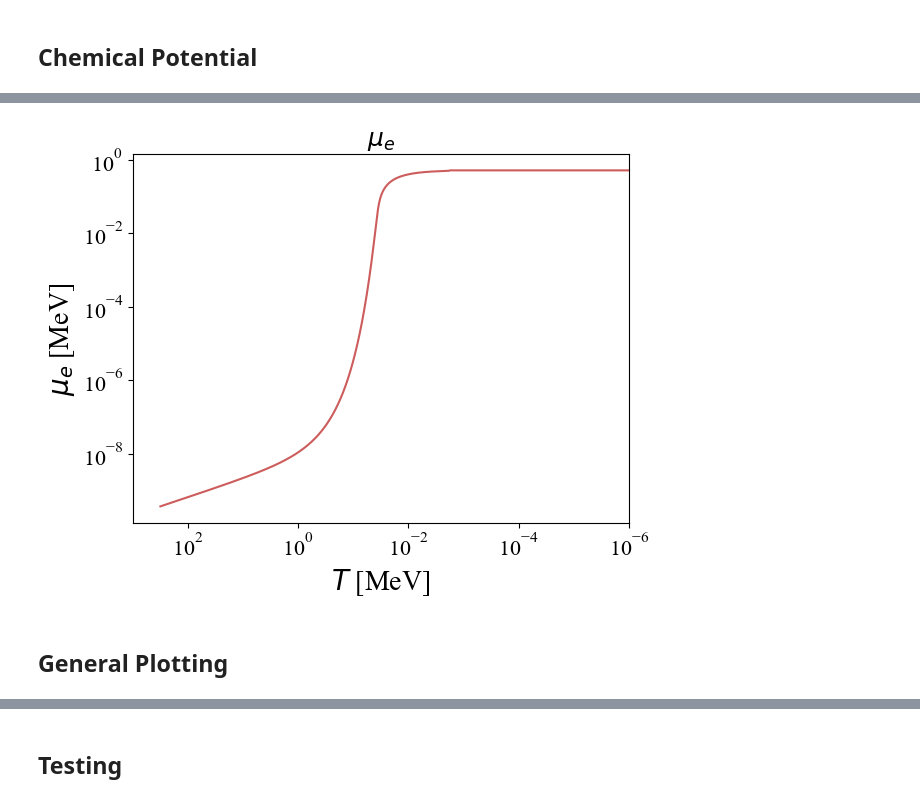
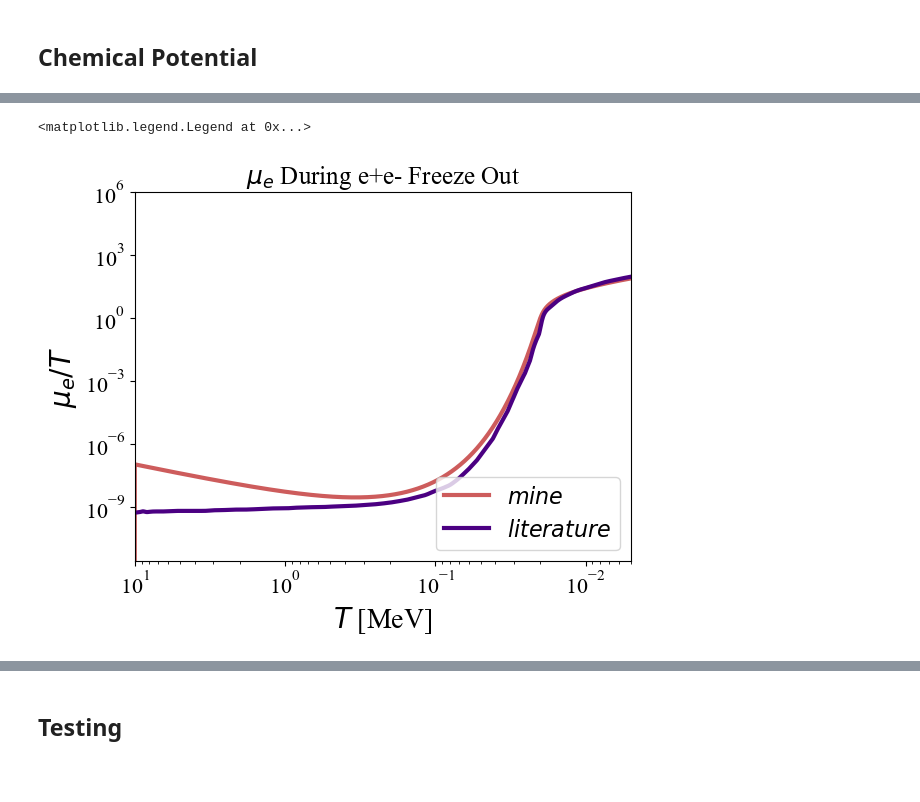
Before and after one commit to ellailes/irreducible-mcp, a Jupyter notebook: electron_chemical_potential.ipynb, the cells around one changed output, grey strips where cells are left out. Saved outputs shown, nothing was run; the diff lists cells and outputs as text; code cells hidden in the pictures; blank space fills up the shorter version.

```diff
--- a/electron_chemical_potential.ipynb
+++ b/electron_chemical_potential.ipynb
@@ -158,15 +173,17 @@ u_e = interp1d(Tlist, ufull_list)
 # %%
-Tlist = np.logspace(2.5,-2,num=1000)
 f, ax = plt.subplots()
-ax.loglog(Tlist,np.array([mu_e_version2(i) for i in Tlist]),label = 'Assuming $n_e = n_b$',color = 'indianred')
-ax.loglog(Tlist,np.array([mu_e_nonrelative(i) for i in Tlist]),label = 'Using $n_b/n\gamma$',color ='olivedrab')
-ax.set_ylabel(r'$\mu_e$ [MeV]', fontsize=20)
+
+ax.loglog(Tlist,np.array([u_e(i)/i for i in Tlist]),lw=3,c='indianred',alpha = 1,label = '$mine$')
+#ax.loglog(Tlist,np.array([mu_e_lit(i)/i for i in Tlist]),lw=3,c='indigo',alpha = 1,label = '$literature$')
+
+ax.set_ylabel(r'$\mu_e/T$', fontsize=20)
 ax.set_xlabel(r'$T$ [MeV]', fontsize=20)
-ax.set_title(r'$\mu_e$', fontsize=18)
-ax.set_xlim([1000,0.01])
+ax.set_title(r'$\mu_e$ During e+e- Freeze Out', fontsize=18)
+ax.set_xlim([10,0.0001])
 #ax.set_ylim([0.0006, 1.5])
 #ax.set_xticklabels(xticklabels,fontsize=16)
 ax.xaxis.set_tick_params(labelsize=16)
 ax.yaxis.set_tick_params(labelsize=16)
-ax.legend(loc='upper left',fontsize=16)
+
+#ax.legend(loc='lower right',fontsize=16)
 # %% [output]
@@ -176,18 +191,19 @@ ax.legend(loc='upper left',fontsize=16)
 # %%
-Tlist = np.logspace(2.5,-6,num=1000)
 f, ax = plt.subplots()
-ax.loglog(Tlist,np.array([mu_e(i) for i in Tlist]),label = 'Assuming $n_e = n_b$',color = 'indianred')
-#ax.loglog(Tlist,np.array([mu_e_nonrelative(i) for i in Tlist]),label = 'Using $n_b/n\gamma$',color ='olivedrab')
-ax.set_ylabel(r'$\mu_e$ [MeV]', fontsize=20)
+
+ax.loglog(Tlist,np.array([u_e(i)/i for i in Tlist]),lw=3,c='indianred',alpha = 1,label = '$mine$')
+ax.loglog(Tlist,np.array([mu_e_lit(i)/i for i in Tlist]),lw=3,c='indigo',alpha = 1,label = '$literature$')
+
+ax.set_ylabel(r'$\mu_e/T$', fontsize=20)
 ax.set_xlabel(r'$T$ [MeV]', fontsize=20)
-ax.set_title(r'$\mu_e$', fontsize=18)
-ax.set_xlim([1000,0.000001])
+ax.set_title(r'$\mu_e$ During e+e- Freeze Out', fontsize=18)
+ax.set_xlim([10,0.005])
 #ax.set_ylim([0.0006, 1.5])
 #ax.set_xticklabels(xticklabels,fontsize=16)
 ax.xaxis.set_tick_params(labelsize=16)
 ax.yaxis.set_tick_params(labelsize=16)
-#ax.legend(loc='upper left',fontsize=16)
+
+ax.legend(loc='lower right',fontsize=16)
 # %% [output]
+<matplotlib.legend.Legend at 0x...>
-[figure, old version]
+[figure, new version]
-# %% [markdown]
-## General Plotting
```
Also changed, not shown: parts of 25 cells of this notebook, 10 other files.
